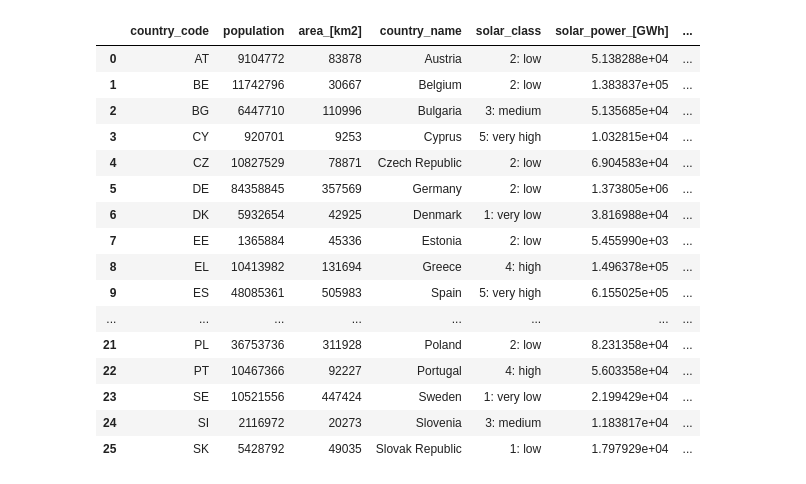
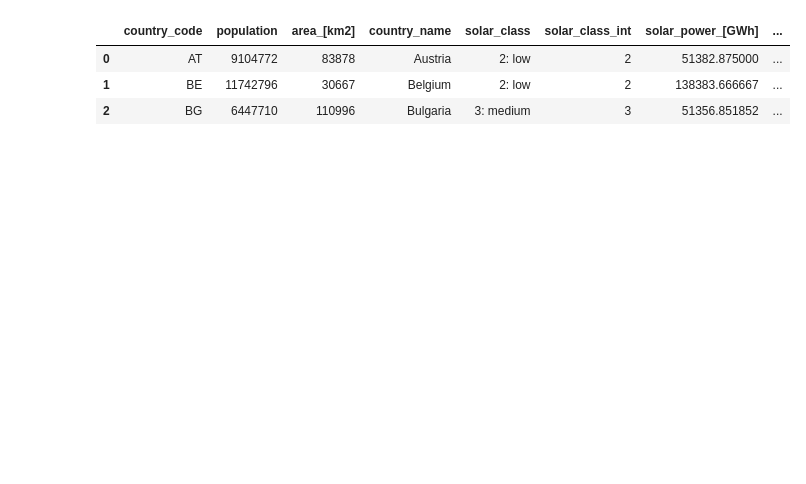
Before and after one commit to NGravereaux/portfolio-project-renewable-evergy-analysis, a Jupyter notebook: hypothesis_2_solar.ipynb, the cells around one changed output. Cells and saved outputs as stored; diff of their text form; code cells hidden in the pictures; blank space fills up the shorter version.

```diff
--- a/hypothesis_2_solar.ipynb
+++ b/hypothesis_2_solar.ipynb
@@ -135,21 +22,24 @@ country_codes_dict = {
 # %%
 # Create dataframe with one row per country and aggregate demographic information
 df_countries = df_pop[['geo', 'population']].merge(df_area[['geo', 'area_[km2]']], how='inner', on='geo')
-df_countries = df_countries.rename(columns={'geo': 'country_code'})
-df_countries['country_name'] = df_countries['country_code'].map(country_codes_dict)
+country_codes_dict = get_country_codes_dict() # Get dictionary translating country codes to country names
+df_countries = df_countries.rename(columns={'geo': 'country_code'}) # Rename country code column
+df_countries['country_name'] = df_countries['country_code'].map(country_codes_dict) # Create column with country names
 
 # Add data about solar radiation classification
+eu_countries_solar_radiation_classification_dict = get_solar_class_dict() # Get dictionary with classification info
 df_countries['solar_class'] = df_countries['country_name'].map(eu_countries_solar_radiation_classification_dict)
+df_countries['solar_class_int'] = df_countries['solar_class'].apply(lambda x: x.split(":")[0])
 
-# Add data from df_main (solar electricity production and total electricity production)
+# Add data from df_main (solar electricity production)
 df_pivot = df_main.loc[(df_main["product"] == "Solar") & (df_main["year"] > 2013)].pivot_table(index="country_name", values="value", aggfunc="mean")*365
 df_countries = df_countries.merge(df_pivot, how='inner', on='country_name')
 df_countries = df_countries.rename(columns={'value': 'solar_power_[GWh]'})
 
+# Add data from df_main (total electricity production))
 df_pivot = df_main.loc[(df_main["product"] == "Electricity") & (df_main["year"] > 2013)].pivot_table(index="country_name", values="value", aggfunc="mean")*365
 df_countries = df_countries.merge(df_pivot, how='inner', on='country_name')
 df_countries = df_countries.rename(columns={'value': 'total_annual_electricity_[GWh]'})
-
 
 # Calculate solar power intensity (production per area)
 df_countries['solar_power_intensity_[GWh_per_km2]'] = df_countries['solar_power_[GWh]'] / df_countries["area_[km2]"]
@@ -167,23 +48,10 @@ df_countries['solar_share_in_total_electricity_[%]'] = df_countries['solar_power
 # %%
-df_countries
+df_countries.head(3)
 # %% [output]
-|  | country_code | population | area_[km2] | country_name | solar_class | solar_power_[GWh] | ... |
-| 0 | AT | 9104772 | 83878 | Austria | 2: low | 5.138288e+04 | ... |
-| 1 | BE | 11742796 | 30667 | Belgium | 2: low | 1.383837e+05 | ... |
-| 2 | BG | 6447710 | 110996 | Bulgaria | 3: medium | 5.135685e+04 | ... |
-| 3 | CY | 920701 | 9253 | Cyprus | 5: very high | 1.032815e+04 | ... |
-| 4 | CZ | 10827529 | 78871 | Czech Republic | 2: low | 6.904583e+04 | ... |
-| 5 | DE | 84358845 | 357569 | Germany | 2: low | 1.373805e+06 | ... |
-| 6 | DK | 5932654 | 42925 | Denmark | 1: very low | 3.816988e+04 | ... |
-| 7 | EE | 1365884 | 45336 | Estonia | 2: low | 5.455990e+03 | ... |
-| 8 | EL | 10413982 | 131694 | Greece | 4: high | 1.496378e+05 | ... |
-| 9 | ES | 48085361 | 505983 | Spain | 5: very high | 6.155025e+05 | ... |
-| ... | ... | ... | ... | ... | ... | ... | ... |
-| 21 | PL | 36753736 | 311928 | Poland | 2: low | 8.231358e+04 | ... |
-| 22 | PT | 10467366 | 92227 | Portugal | 4: high | 5.603358e+04 | ... |
-| 23 | SE | 10521556 | 447424 | Sweden | 1: very low | 2.199429e+04 | ... |
-| 24 | SI | 2116972 | 20273 | Slovenia | 3: medium | 1.183817e+04 | ... |
-| 25 | SK | 5428792 | 49035 | Slovak Republic | 1: low | 1.797929e+04 | ... |
+|  | country_code | population | area_[km2] | country_name | solar_class | solar_class_int | solar_power_[GWh] | ... |
+| 0 | AT | 9104772 | 83878 | Austria | 2: low | 2 | 51382.875000 | ... |
+| 1 | BE | 11742796 | 30667 | Belgium | 2: low | 2 | 138383.666667 | ... |
+| 2 | BG | 6447710 | 110996 | Bulgaria | 3: medium | 3 | 51356.851852 | ... |
 # %%
 fig = make_subplots(rows=3, cols=1, vertical_spacing=0.06,
                     subplot_titles=('Average Annual Solar Net Electricity Production',
```
Also changed, not shown: parts of 11 cells of this notebook, 1 other file.
